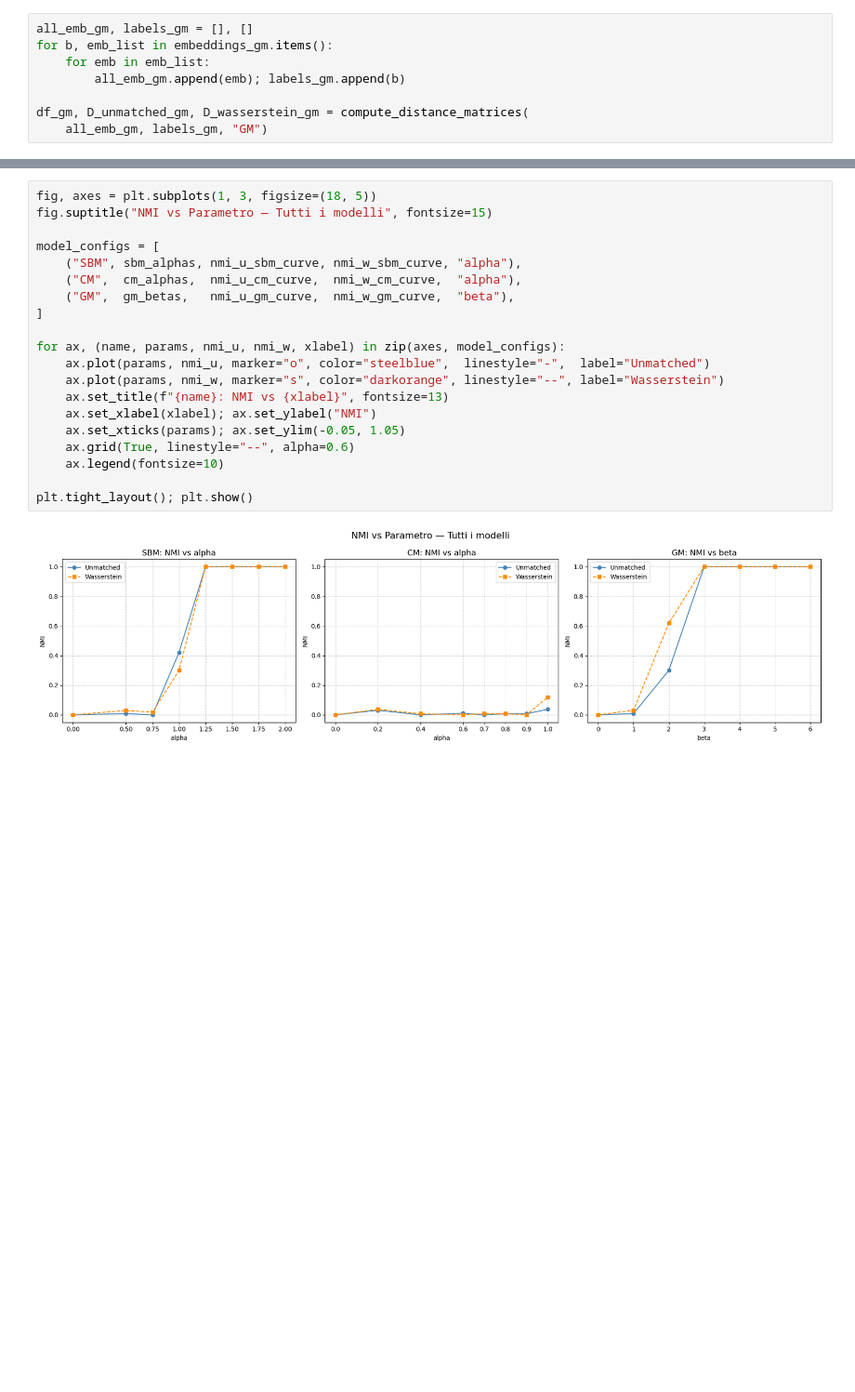
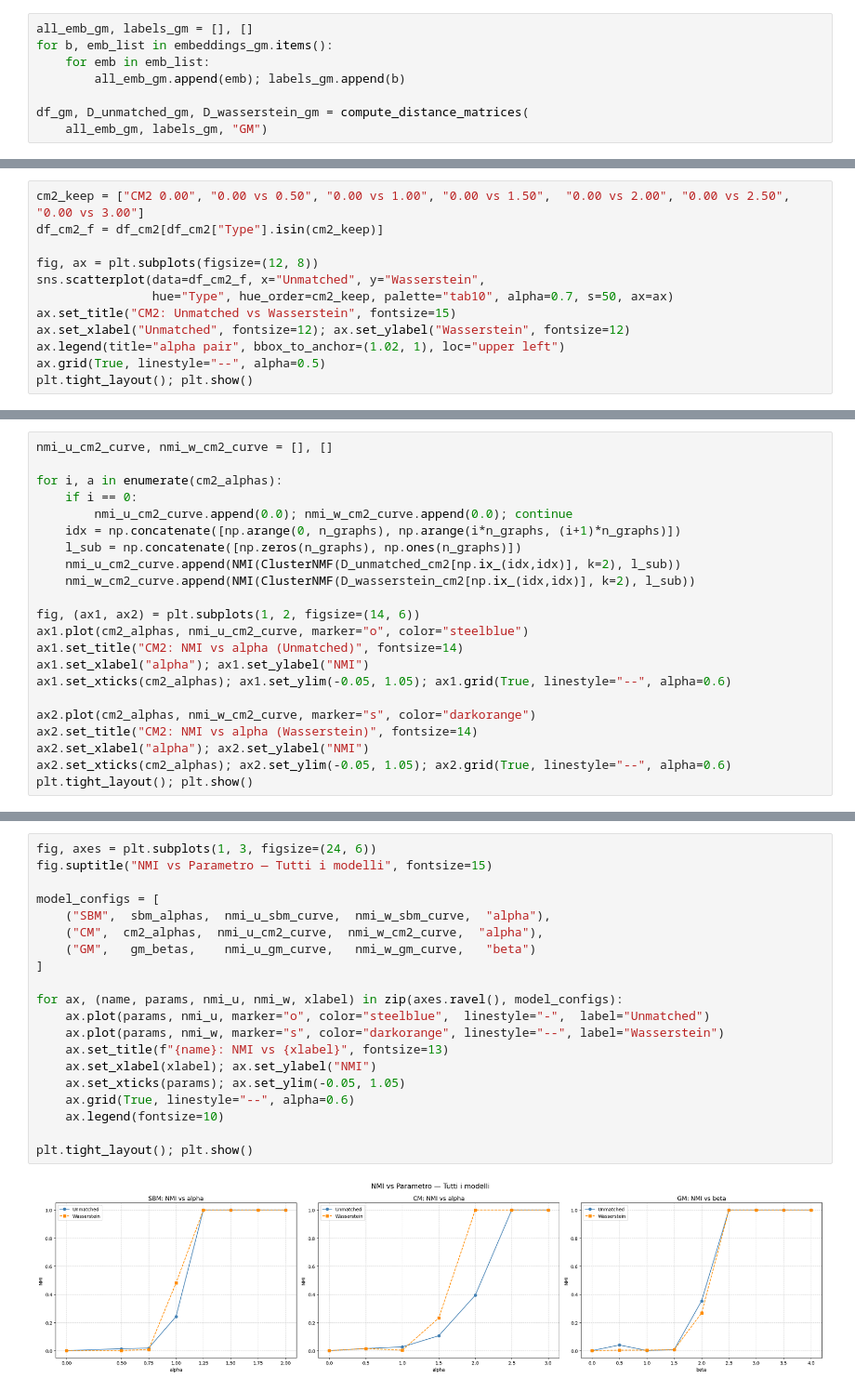
Before and after one commit to lessiogiulia2000-hue/thesis_code, a Jupyter notebook: notebooks/experiments/comparison_models.ipynb, the cells around one changed output, grey strips where cells are left out. Shown at 93% size. Cells and saved outputs as stored; diff of their text form; blank space fills up the shorter version.

Commit message:
Aggiornamento notebook: modifiche esperimenti e aggiunta notebook real_data e drafts
Co-Authored-By: Claude Sonnet 4.6 <noreply@anthropic.com>

```diff
--- a/notebooks/experiments/comparison_models.ipynb
+++ b/notebooks/experiments/comparison_models.ipynb
@@ -636,0 +713,12 @@ plt.tight_layout(); plt.show()
+# %%
+cm2_keep = ["CM2 0.00", "0.00 vs 0.50", "0.00 vs 1.00", "0.00 vs 1.50",  "0.00 vs 2.00", "0.00 vs 2.50", "0.00 vs 3.00"]
+df_cm2_f = df_cm2[df_cm2["Type"].isin(cm2_keep)]
+
+fig, ax = plt.subplots(figsize=(12, 8))
+sns.scatterplot(data=df_cm2_f, x="Unmatched", y="Wasserstein",
+                hue="Type", hue_order=cm2_keep, palette="tab10", alpha=0.7, s=50, ax=ax)
+ax.set_title("CM2: Unmatched vs Wasserstein", fontsize=15)
+ax.set_xlabel("Unmatched", fontsize=12); ax.set_ylabel("Wasserstein", fontsize=12)
+ax.legend(title="alpha pair", bbox_to_anchor=(1.02, 1), loc="upper left")
+ax.grid(True, linestyle="--", alpha=0.5)
+plt.tight_layout(); plt.show()
@@ -636,0 +737,22 @@ plt.tight_layout(); plt.show()
+# %%
+nmi_u_cm2_curve, nmi_w_cm2_curve = [], []
+
+for i, a in enumerate(cm2_alphas):
+    if i == 0:
+        nmi_u_cm2_curve.append(0.0); nmi_w_cm2_curve.append(0.0); continue
+    idx = np.concatenate([np.arange(0, n_graphs), np.arange(i*n_graphs, (i+1)*n_graphs)])
+    l_sub = np.concatenate([np.zeros(n_graphs), np.ones(n_graphs)])
+    nmi_u_cm2_curve.append(NMI(ClusterNMF(D_unmatched_cm2[np.ix_(idx,idx)], k=2), l_sub))
+    nmi_w_cm2_curve.append(NMI(ClusterNMF(D_wasserstein_cm2[np.ix_(idx,idx)], k=2), l_sub))
+
+fig, (ax1, ax2) = plt.subplots(1, 2, figsize=(14, 6))
+ax1.plot(cm2_alphas, nmi_u_cm2_curve, marker="o", color="steelblue")
+ax1.set_title("CM2: NMI vs alpha (Unmatched)", fontsize=14)
+ax1.set_xlabel("alpha"); ax1.set_ylabel("NMI")
+ax1.set_xticks(cm2_alphas); ax1.set_ylim(-0.05, 1.05); ax1.grid(True, linestyle="--", alpha=0.6)
+
+ax2.plot(cm2_alphas, nmi_w_cm2_curve, marker="s", color="darkorange")
+ax2.set_title("CM2: NMI vs alpha (Wasserstein)", fontsize=14)
+ax2.set_xlabel("alpha"); ax2.set_ylabel("NMI")
+ax2.set_xticks(cm2_alphas); ax2.set_ylim(-0.05, 1.05); ax2.grid(True, linestyle="--", alpha=0.6)
+plt.tight_layout(); plt.show()
@@ -643,22 +765,22 @@ Colonna sinistra: distanza Unmatched. Colonna destra: distanza Wasserstein.
 # %%
-fig, axes = plt.subplots(1, 3, figsize=(18, 5))
+fig, axes = plt.subplots(1, 3, figsize=(24, 6))
 fig.suptitle("NMI vs Parametro — Tutti i modelli", fontsize=15)
 
 model_configs = [
-    ("SBM", sbm_alphas, nmi_u_sbm_curve, nmi_w_sbm_curve, "alpha"),
-    ("CM",  cm_alphas,  nmi_u_cm_curve,  nmi_w_cm_curve,  "alpha"),
-    ("GM",  gm_betas,   nmi_u_gm_curve,  nmi_w_gm_curve,  "beta"),
+    ("SBM",  sbm_alphas,  nmi_u_sbm_curve,  nmi_w_sbm_curve,  "alpha"),
+    ("CM",  cm2_alphas,  nmi_u_cm2_curve,  nmi_w_cm2_curve,  "alpha"),
+    ("GM",   gm_betas,    nmi_u_gm_curve,   nmi_w_gm_curve,   "beta")
 ]
 
-for ax, (name, params, nmi_u, nmi_w, xlabel) in zip(axes, model_configs):
+for ax, (name, params, nmi_u, nmi_w, xlabel) in zip(axes.ravel(), model_configs):
     ax.plot(params, nmi_u, marker="o", color="steelblue",  linestyle="-",  label="Unmatched")
     ax.plot(params, nmi_w, marker="s", color="darkorange", linestyle="--", label="Wasserstein")
     ax.set_title(f"{name}: NMI vs {xlabel}", fontsize=13)
     ax.set_xlabel(xlabel); ax.set_ylabel("NMI")
     ax.set_xticks(params); ax.set_ylim(-0.05, 1.05)
     ax.grid(True, linestyle="--", alpha=0.6)
     ax.legend(fontsize=10)
 
 plt.tight_layout(); plt.show()
 # %% [output]
-[figure, old version]
+[figure, new version]
```
Also changed, not shown: parts of 31 cells of this notebook, 10 other files.
